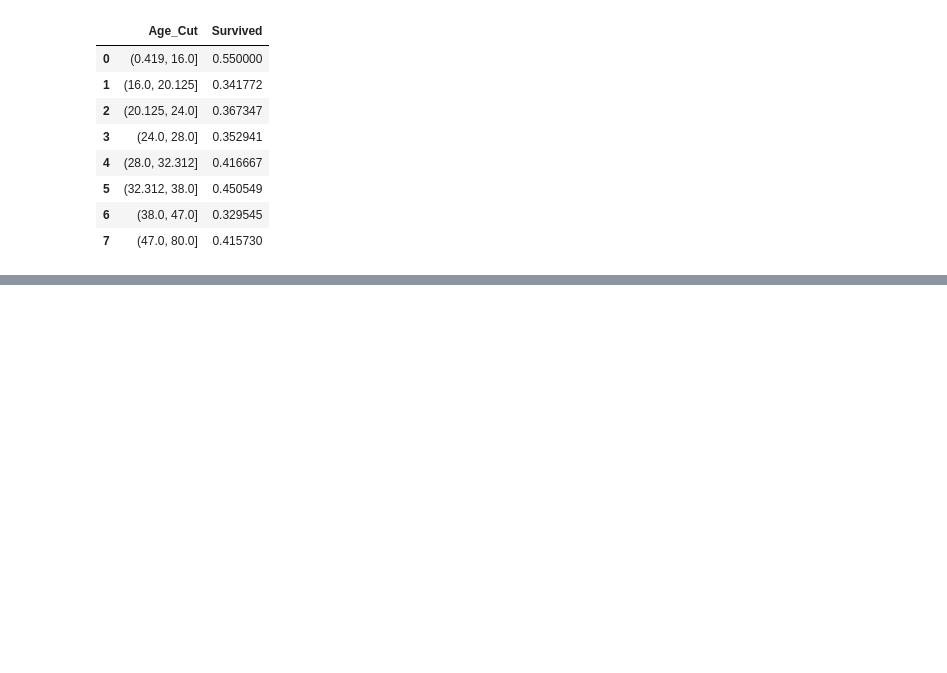
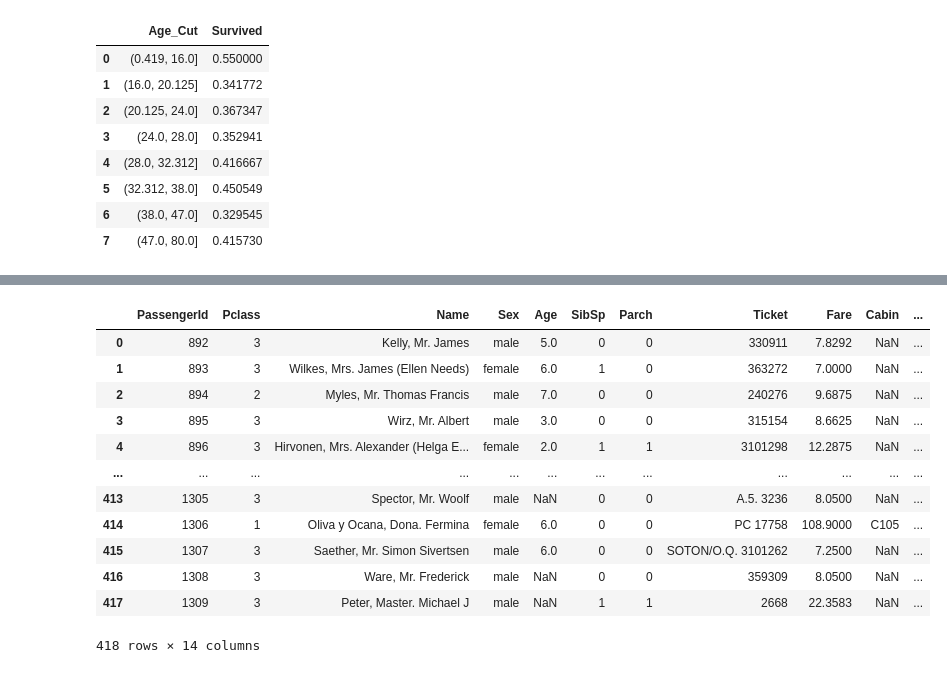
Before and after one commit to FusRaDa/titanic-ml-beginner-tutorial, a Jupyter notebook: beginner-ds-project.ipynb, the cells around one changed output, grey strips where cells are left out. Drawn from its saved outputs; the diff is of its cells as text; code cells hidden in the pictures; blank space fills up the shorter version.

```diff
--- a/beginner-ds-project.ipynb
+++ b/beginner-ds-project.ipynb
@@ -215,0 +242,25 @@ train_df.groupby(['Age_Cut'], as_index=False)['Survived'].mean()
+# %%
+test_df.loc[(test_df['Age'] <= 16), 'Age'] = 0
+test_df.loc[(test_df['Age'] > 16) & (test_df['Age'] <= 20.125 ), 'Age'] = 1
+test_df.loc[(test_df['Age'] > 20.125) & (test_df['Age'] <= 24 ), 'Age'] = 2
+test_df.loc[(test_df['Age'] > 24) & (test_df['Age'] <= 28 ), 'Age'] = 3
+test_df.loc[(test_df['Age'] > 28) & (test_df['Age'] <= 32.312 ), 'Age'] = 4
+test_df.loc[(test_df['Age'] > 32.312) & (test_df['Age'] <= 38 ), 'Age'] = 5
+test_df.loc[(test_df['Age'] > 38) & (test_df['Age'] <= 47 ), 'Age'] = 6
+test_df.loc[(test_df['Age'] > 47) & (test_df['Age'] <= 80 ), 'Age'] = 7
+# %%
+test_df
+# %% [output]
+|  | PassengerId | Pclass | Name | Sex | Age | SibSp | Parch | Ticket | Fare | Cabin | ... |
+| 0 | 892 | 3 | Kelly, Mr. James | male | 5.0 | 0 | 0 | 330911 | 7.8292 | NaN | ... |
+| 1 | 893 | 3 | Wilkes, Mrs. James (Ellen Needs) | female | 6.0 | 1 | 0 | 363272 | 7.0000 | NaN | ... |
+| 2 | 894 | 2 | Myles, Mr. Thomas Francis | male | 7.0 | 0 | 0 | 240276 | 9.6875 | NaN | ... |
+| 3 | 895 | 3 | Wirz, Mr. Albert | male | 3.0 | 0 | 0 | 315154 | 8.6625 | NaN | ... |
+| 4 | 896 | 3 | Hirvonen, Mrs. Alexander (Helga E... | female | 2.0 | 1 | 1 | 3101298 | 12.2875 | NaN | ... |
+| ... | ... | ... | ... | ... | ... | ... | ... | ... | ... | ... | ... |
+| 413 | 1305 | 3 | Spector, Mr. Woolf | male | NaN | 0 | 0 | A.5. 3236 | 8.0500 | NaN | ... |
+| 414 | 1306 | 1 | Oliva y Ocana, Dona. Fermina | female | 6.0 | 0 | 0 | PC 17758 | 108.9000 | C105 | ... |
+| 415 | 1307 | 3 | Saether, Mr. Simon Sivertsen | male | 6.0 | 0 | 0 | SOTON/O.Q. 3101262 | 7.2500 | NaN | ... |
+| 416 | 1308 | 3 | Ware, Mr. Frederick | male | NaN | 0 | 0 | 359309 | 8.0500 | NaN | ... |
+| 417 | 1309 | 3 | Peter, Master. Michael J | male | NaN | 1 | 1 | 2668 | 22.3583 | NaN | ... |
+418 rows × 14 columns
```
Also changed, not shown: parts of 12 cells of this notebook.
